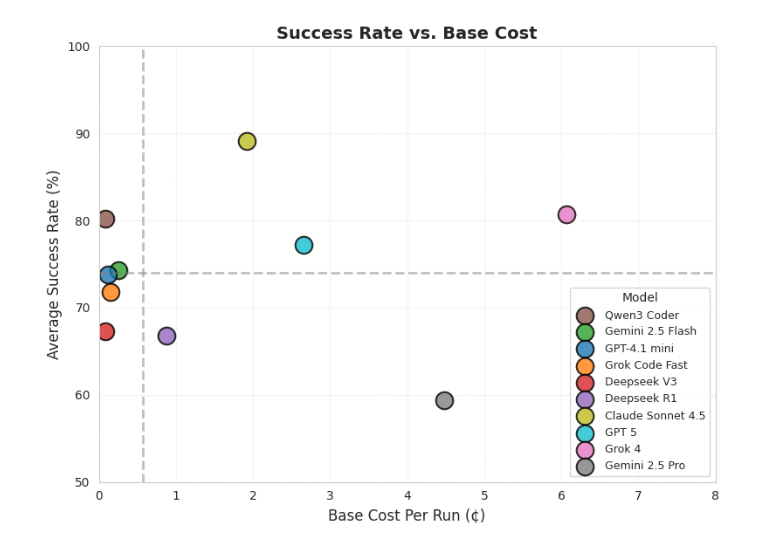
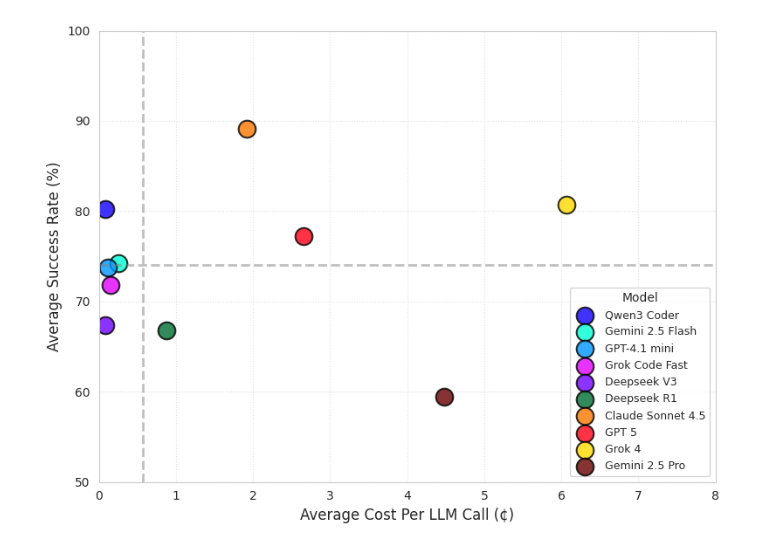
Before and after one commit to byuccl/HLS-FAB, a Jupyter notebook: results/data_analysis/oneshot_and_cost.ipynb, the cells around one changed output. Saved outputs shown, nothing was run; the diff lists cells and outputs as text; code cells hidden in the pictures.

```diff
--- a/results/data_analysis/oneshot_and_cost.ipynb
+++ b/results/data_analysis/oneshot_and_cost.ipynb
@@ -11,6 +11,7 @@ import seaborn as sns
 #Getting the Average success values from the Rag and No Rag runs
 df = pd.read_csv('oneshot/vitis_oneshot1.csv')
 df2 = pd.read_csv('oneshot/vitis_oneshot2.csv')
+df_dyna = pd.read_csv('oneshot/dynarapid_oneshot.csv')
 
 # Formatting the successes and model names
 df['latency'] = pd.to_numeric(df['latency'], errors='coerce')
@@ -18,6 +19,18 @@ df['model'] = df['model'].str.split('/').str[-1]
 df2['latency'] = pd.to_numeric(df2['latency'], errors='coerce')
 df2['model'] = df2['model'].str.split('/').str[-1]
 
+df['compilation_failed'] = df['compilation_status'] == 'failed'
+df['mismatched_only'] = (df['outputs_match'] == 'mismatch') & (df['compilation_status'] != 'failed')
+df2['compilation_failed'] = df2['compilation_status'] == 'failed'
+df2['mismatched_only'] = (df2['outputs_match'] == 'mismatch') & (df2['compilation_status'] != 'failed')
+
+# print(df)
+df_dyna['model'] = df_dyna['model'].str.split('/').str[-1]
+df_dyna['has_dot'] = pd.to_numeric(df_dyna['has_dot'], errors='coerce')
+df_dyna['has_dcp'] = pd.to_numeric(df_dyna['has_dcp'], errors='coerce')
+df_dyna['compilation_failed'] = (df_dyna['compiled'] == 'failed').astype(int)
+df_dyna['mismatched_only'] = ((df_dyna['matched'] == 'mismatch') & (df_dyna['compiled'] != 'failed')).astype(int)
+df_dyna['csim_passed'] = (df_dyna['matched'] == 'match') & (df_dyna['compiled'] != 'failed').astype(int)
 
 #Getting success Rates
 success_cnts_unsort = df.groupby(['model', 'RAG'])['csim_success'].sum()
@@ -91,4 +104,5 @@ plot_df_norag.rename(
 
 # print("\nFinal Plotting DataFrame ready (final_plot_df):")
 # print(plot_df_norag)
+print(df_dyna)
 # %% [output]
@@ -216,16 +409,16 @@ final_plot_df_filtered['model_display'] = final_plot_df_filtered['model'].map(mo
 
 # Create scatter plot with different color for each model
 colors_map = {
-    "gpt-4.1-mini": "#1f77b4",
-    "grok-code-fast-1": "#ff7f0e",
-    "gemini-2.5-flash": "#2ca02c",
-    "deepseek-chat-v3-0324": "#d62728",
-    "deepseek-r1-0528": "#9467bd",
-    "qwen3-coder": "#8c564b",
-    "grok-4": "#e377c2",
-    "gemini-2.5-pro": "#7f7f7f",
-    "claude-sonnet-4.5": "#bcbd22",
-    "gpt-5": "#17becf"
+    "gpt-4.1-mini": "#0095ff",
+    "grok-code-fast-1": "#e100ff",
+    "gemini-2.5-flash": "#00ffd5",
+    "deepseek-chat-v3-0324": "#6f00ff",
+    "deepseek-r1-0528": "#006d31",
+    "qwen3-coder": "#1100ff",
+    "grok-4": "#ffd900",
+    "gemini-2.5-pro": "#6b0000",
+    "claude-sonnet-4.5": "#f77700",
+    "gpt-5": "#ff0015"
 }
 
 # Define the model order (same as colors_map order)
@@ -272,33 +465,33 @@ def plot_group(df, title):
         #     xerr=cost_std,
         #     fmt='o',
         #     color=colors_map.get(model, '#000000'),
         #     ecolor='gray',
         #     elinewidth=2,
         #     capsize=6,
         #     alpha=0.9
         # )
 
     # Median lines (no legend entries)
     if len(df) > 0:
         median_cost = df['Cost_Per_Run'].median()
         median_success = df['Average Success Rate (%)'].median()
         ax.axhline(median_success, color='gray', linestyle='--', alpha=0.5, linewidth=2)
         ax.axvline(median_cost, color='gray', linestyle='--', alpha=0.5, linewidth=2)
 
-    ax.set_title(title, fontsize=14, fontweight='bold')
-    ax.set_xlabel('Base Cost Per Run (¢)', fontsize=12)
+    # ax.set_title(title, fontsize=14, fontweight='bold')
+    ax.set_xlabel('Average Cost Per LLM Call (¢)', fontsize=12)
     ax.set_ylabel('Average Success Rate (%)', fontsize=12)
     ax.set_xlim(0, 8)
     ax.set_ylim(50, 100)
     ax.grid(True, linestyle=':', alpha=0.6)
     ax.legend(title='Model', loc='lower right', fontsize=9, title_fontsize=10, ncol=1)
     plt.tight_layout()
     plt.savefig("success_v_cost.pdf", dpi=300, bbox_inches='tight')
     plt.show()
 
 
 # Generate two separate figures
 plot_group(final_plot_df_filtered, 'Success Rate vs. Base Cost')
 # plot_group(expensive_df, 'Expensive Models — Success Rate vs. Base Cost')
 # %% [output]
-[figure, old version]
+[figure, new version]
```
Also changed, not shown: parts of 6 cells of this notebook, 25 other files.
